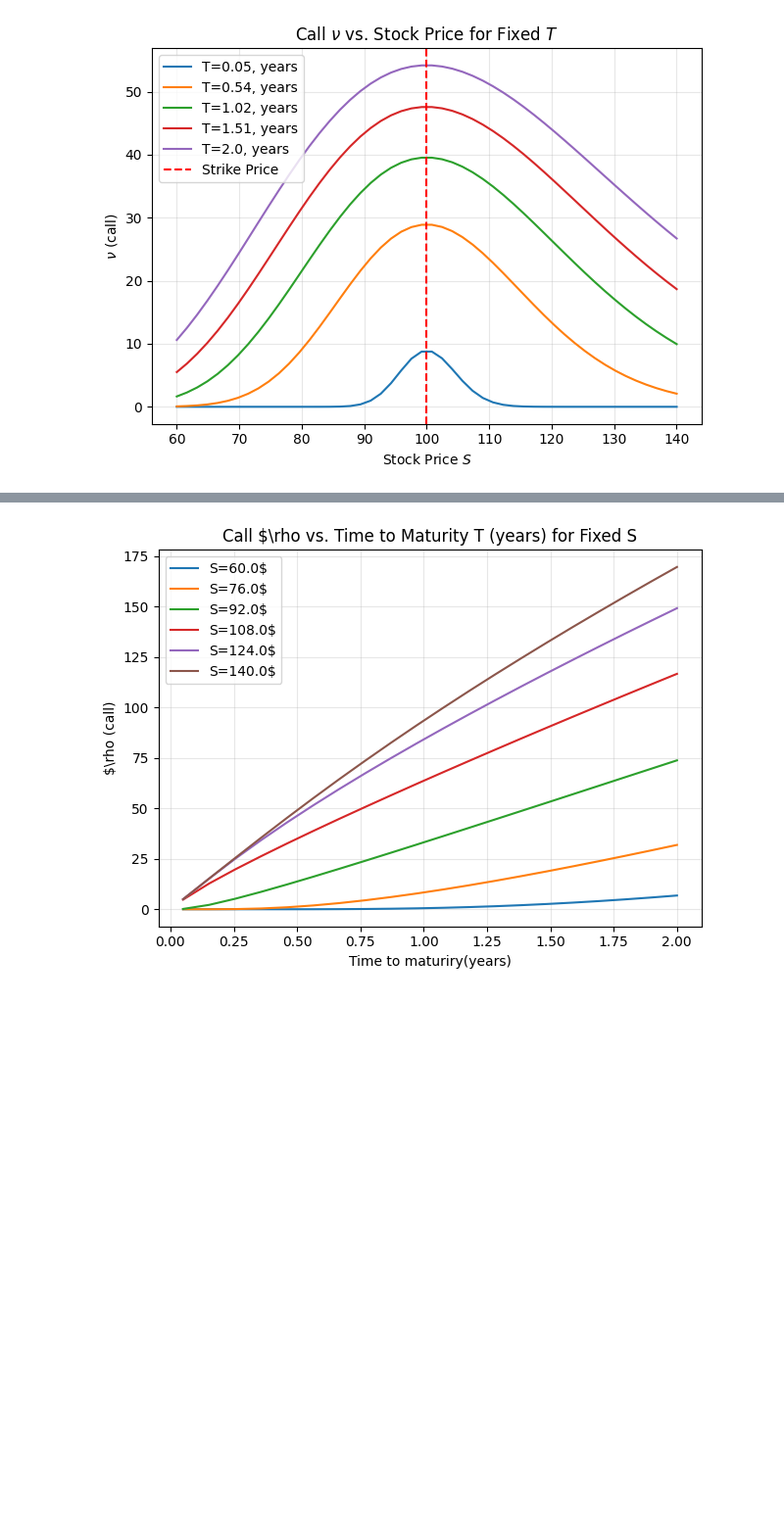
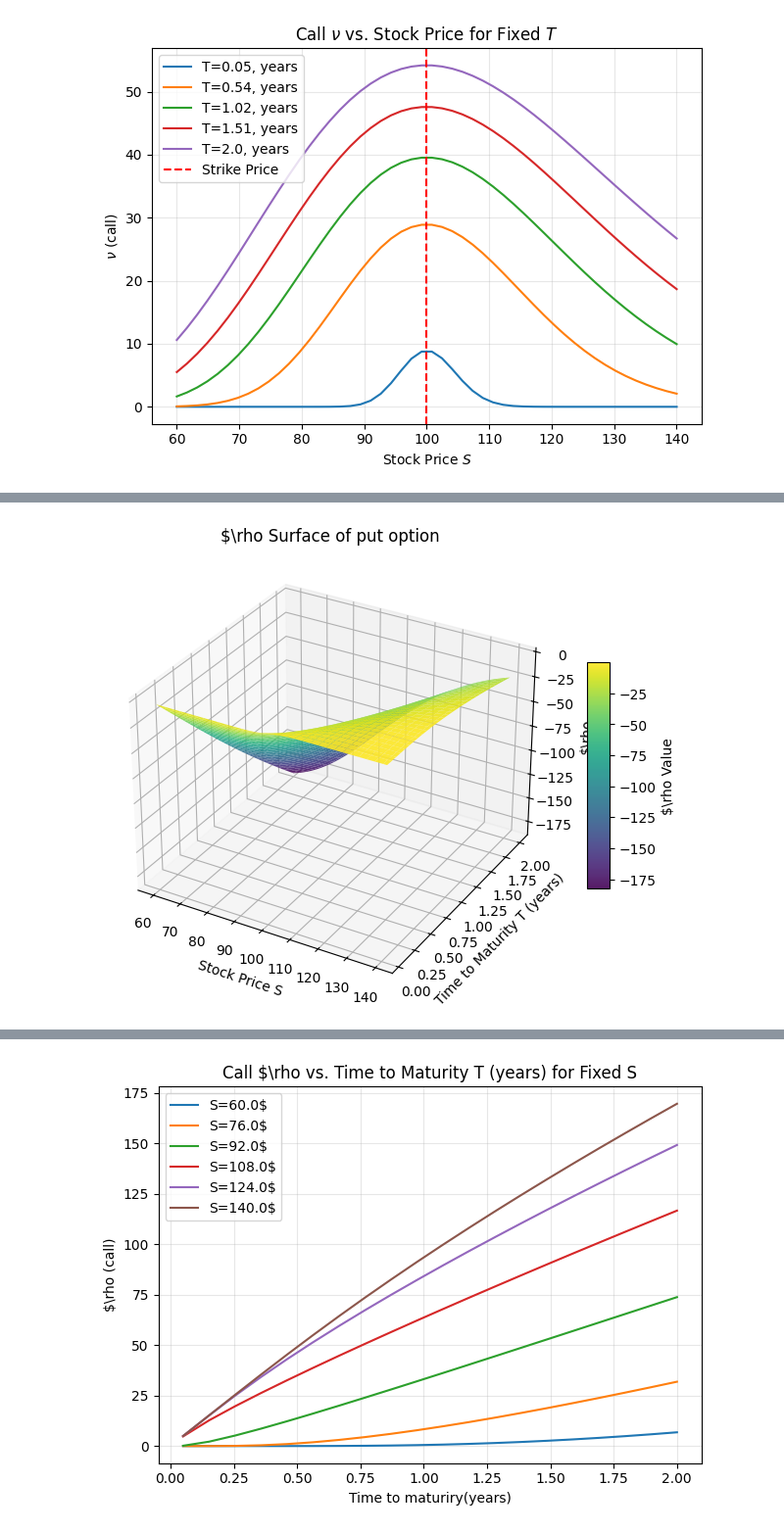
Before and after one commit to conformist89/greeks, a Jupyter notebook: greeks.ipynb, the cells around one changed output, grey strips where cells are left out. Shown at 98% size. Saved outputs shown, nothing was run; the diff lists cells and outputs as text; code cells hidden in the pictures; blank space fills up the shorter version.

```diff
--- a/greeks.ipynb
+++ b/greeks.ipynb
@@ -333,3 +333,8 @@ delta_3d_surf(rho_call, S_grid, T_grid, "rho", opt_type="call")
+# %%
+rho_put = greek_rho(K, S_grid, r, sigm, T_grid, "put")
+delta_3d_surf(rho_put, S_grid, T_grid, "rho", opt_type="put")
+# %% [output]
+[figure, added]
 # %%
 plot_greek_vs_S("rho", K, r, sigm,fixed_time,
                     st_points, opt_type="call")
```
Also changed, not shown: parts of 3 cells of this notebook.
